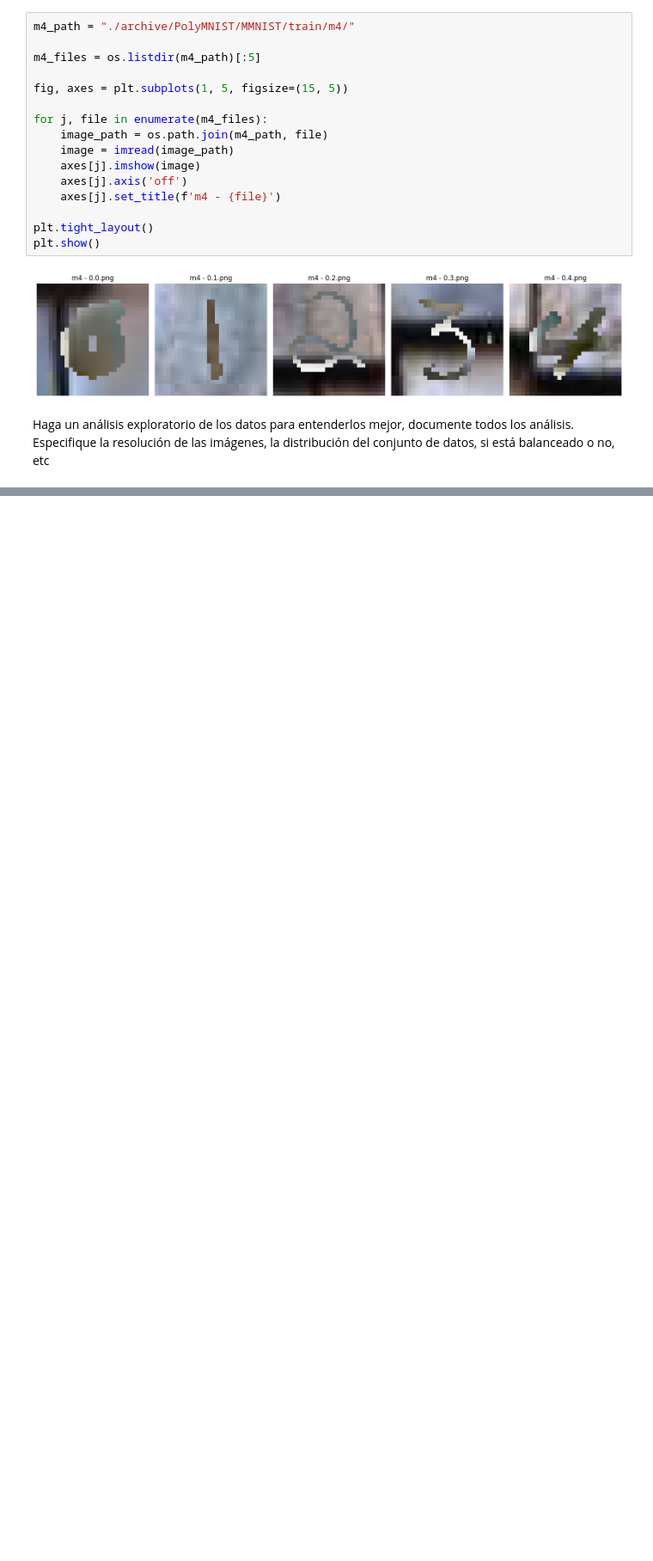
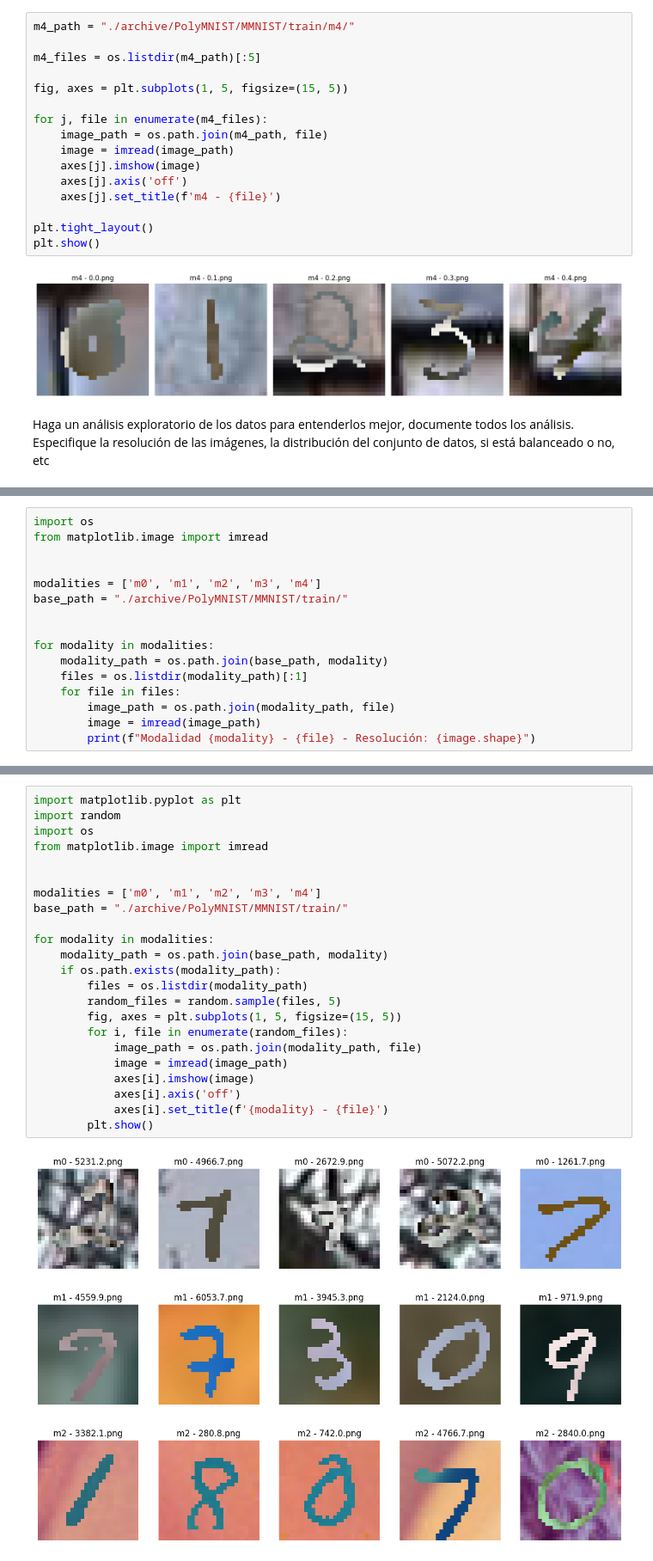
Before and after one commit to AGM54/labimagenesdata, a Jupyter notebook: lab.ipynb, the cells around one changed output, grey strips where cells are left out. Shown at 86% size. Saved outputs shown, nothing was run; the diff lists cells and outputs as text; blank space fills up the shorter version.

```diff
--- a/lab.ipynb
+++ b/lab.ipynb
@@ -119,0 +122,16 @@ balanceado o no, etc
+# %%
+import os
+from matplotlib.image import imread
+
+
+modalities = ['m0', 'm1', 'm2', 'm3', 'm4']
+base_path = "./archive/PolyMNIST/MMNIST/train/"
+
+
+for modality in modalities:
+    modality_path = os.path.join(base_path, modality)
+    files = os.listdir(modality_path)[:1]
+    for file in files:
+        image_path = os.path.join(modality_path, file)
+        image = imread(image_path)
+        print(f"Modalidad {modality} - {file} - Resolución: {image.shape}")
@@ -119,0 +144,27 @@ balanceado o no, etc
+# %%
+import matplotlib.pyplot as plt
+import random
+import os
+from matplotlib.image import imread
+
+
+modalities = ['m0', 'm1', 'm2', 'm3', 'm4']
+base_path = "./archive/PolyMNIST/MMNIST/train/"
+
+for modality in modalities:
+    modality_path = os.path.join(base_path, modality)
+    if os.path.exists(modality_path):
+        files = os.listdir(modality_path)
+        random_files = random.sample(files, 5)
+        fig, axes = plt.subplots(1, 5, figsize=(15, 5))
+        for i, file in enumerate(random_files):
+            image_path = os.path.join(modality_path, file)
+            image = imread(image_path)
+            axes[i].imshow(image)
+            axes[i].axis('off')
+            axes[i].set_title(f'{modality} - {file}')
+        plt.show()
+# %% [output]
+[figure, added]
+[figure, added]
+[figure, added]
```
Also changed, not shown: parts of 10 cells of this notebook.
